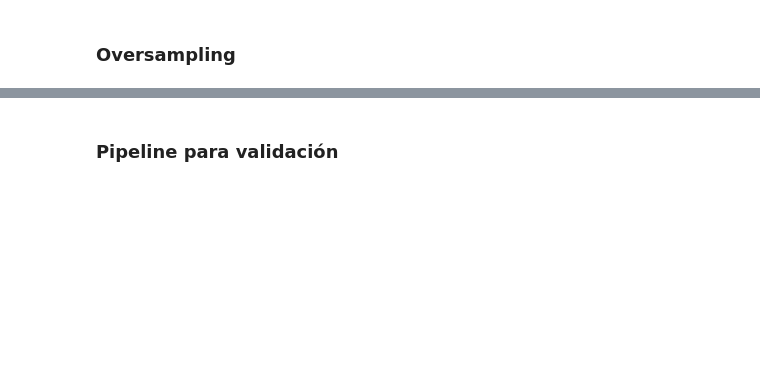
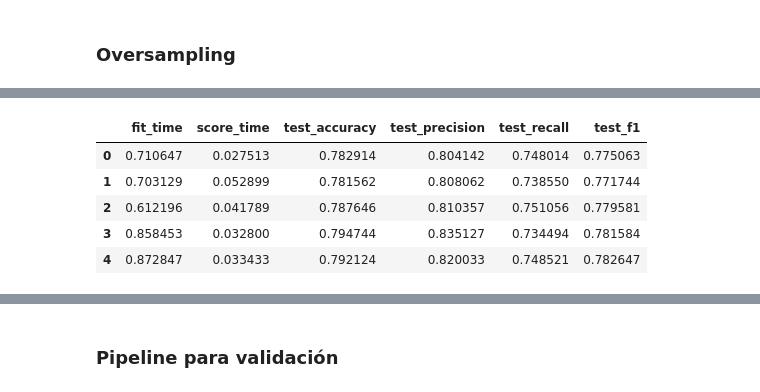
Before and after one commit to JCSR2022/Alura_Data_Science, a Jupyter notebook: Model_Validation_&_Evaluation_Metrics/Clasificacion_validacion_y_metricas.ipynb, the cells around one changed output, grey strips where cells are left out. Drawn from its saved outputs; the diff is of its cells as text; code cells hidden in the pictures; blank space fills up the shorter version.

```diff
--- a/Model_Validation_&_Evaluation_Metrics/Clasificacion_validacion_y_metricas.ipynb
+++ b/Model_Validation_&_Evaluation_Metrics/Clasificacion_validacion_y_metricas.ipynb
@@ -497,0 +509,13 @@ https://imbalanced-learn.org/stable/references/generated/imblearn.over_sampling.
+# %%
+modelo =  DecisionTreeClassifier(max_depth=10)
+kf = StratifiedKFold(n_splits=5, shuffle=True, random_state=rand_state)
+cv_results = cross_validate(modelo, X_train_resampled, y_train_resampled, cv=kf, scoring=['accuracy','precision','recall','f1'])
+cv_results_df = pd.DataFrame(cv_results)
+cv_results_df
+# %% [output]
+|  | fit_time | score_time | test_accuracy | test_precision | test_recall | test_f1 |
+| 0 | 0.710647 | 0.027513 | 0.782914 | 0.804142 | 0.748014 | 0.775063 |
+| 1 | 0.703129 | 0.052899 | 0.781562 | 0.808062 | 0.738550 | 0.771744 |
+| 2 | 0.612196 | 0.041789 | 0.787646 | 0.810357 | 0.751056 | 0.779581 |
+| 3 | 0.858453 | 0.032800 | 0.794744 | 0.835127 | 0.734494 | 0.781584 |
+| 4 | 0.872847 | 0.033433 | 0.792124 | 0.820033 | 0.748521 | 0.782647 |
```
Also changed, not shown: parts of 31 cells of this notebook.
